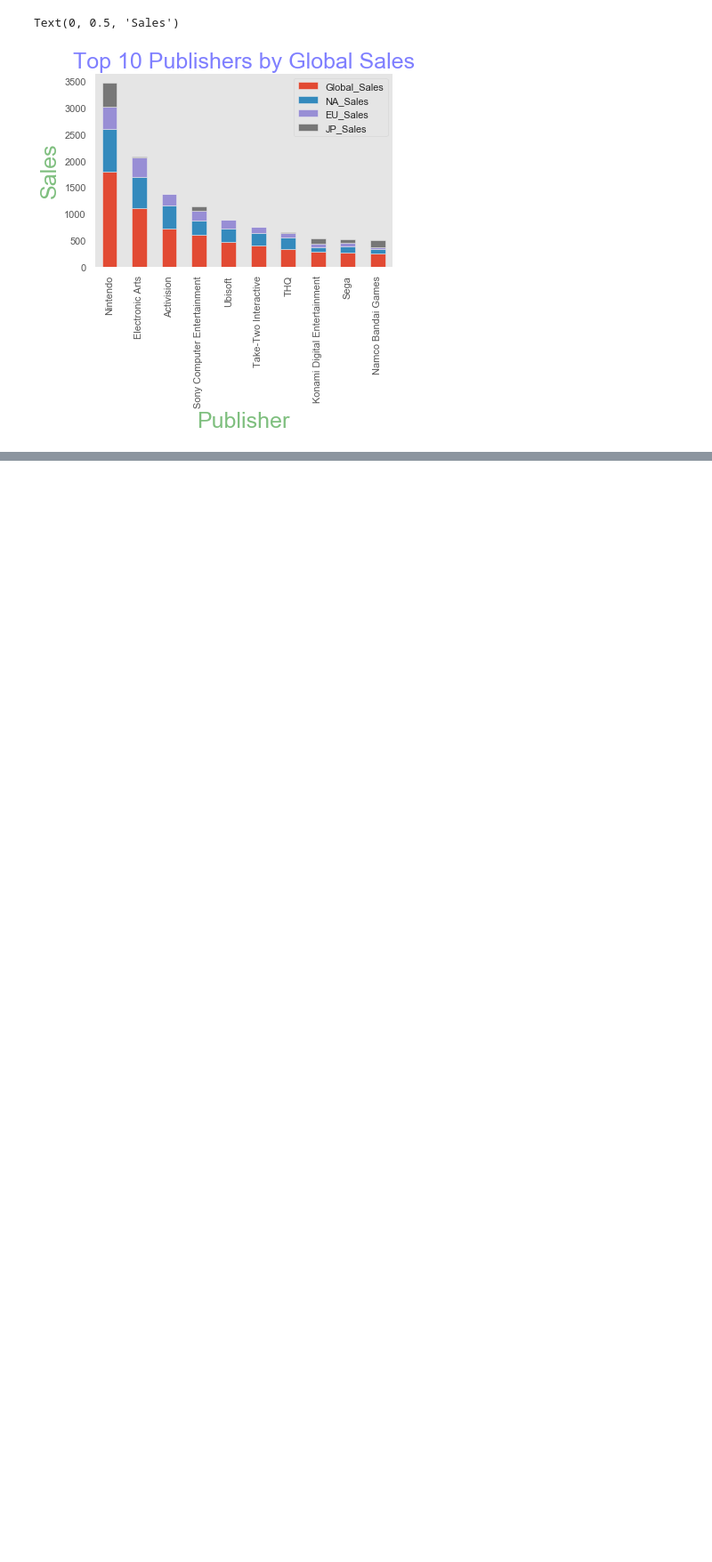
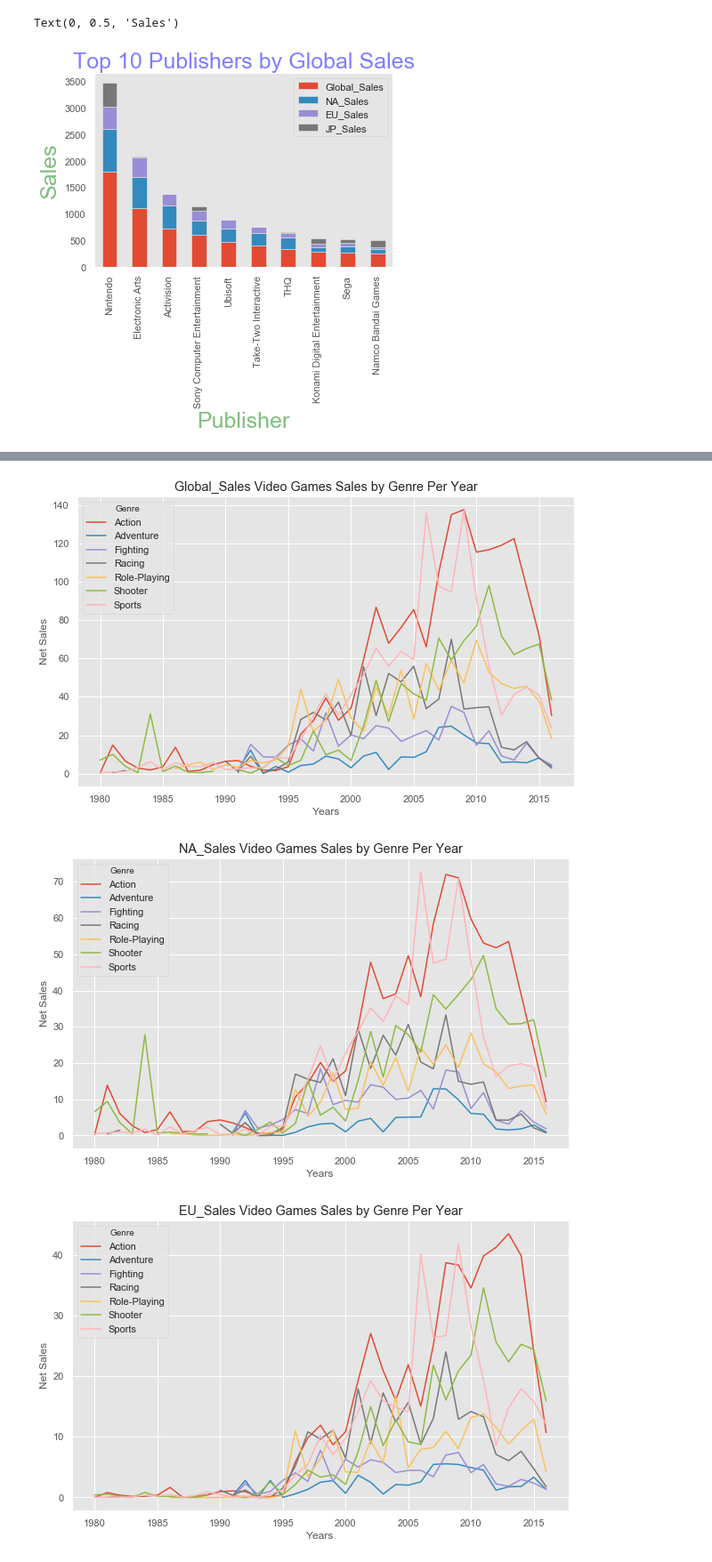
Before and after one commit to ankur-sri/ETL-project, a Jupyter notebook: Video_game_sale_data.ipynb, the cells around one changed output, grey strips where cells are left out. Shown at 89% size. Saved outputs shown, nothing was run; the diff lists cells and outputs as text; code cells hidden in the pictures; blank space fills up the shorter version.

```diff
--- a/Video_game_sale_data.ipynb
+++ b/Video_game_sale_data.ipynb
@@ -90,0 +114,4 @@ Text(0, 0.5, 'Sales')
+# %%
+df_release_year = games[games.Year_of_Release != 'N/A']
+df_release_year = df_release_year[df_release_year.Year_of_Release <= 2016]
+df_release_year
@@ -90,0 +132,20 @@ Text(0, 0.5, 'Sales')
+# %%
+sales=['Global_Sales','NA_Sales','EU_Sales','JP_Sales','Other_Sales']
+for i in range(0,4):
+    Clean_df = df_release_year.groupby(['Genre','Year_of_Release']).agg(sum)[sales[i]]
+    del Clean_df['Puzzle']
+    del Clean_df['Strategy']
+    del Clean_df['Misc']
+    del Clean_df['Simulation']
+    del Clean_df['Platform']
+
+
+
+    ax = Clean_df.unstack('Genre')
+    ax.plot(kind = "line",figsize=(10,6), title=""+sales[i]+" Video Games Sales by Genre Per Year")
+    plt.xlabel("Years")
+    plt.ylabel("Net Sales")
+# %% [output]
+[figure, added]
+[figure, added]
+[figure, added]
```
Also changed, not shown: parts of 8 cells of this notebook.
